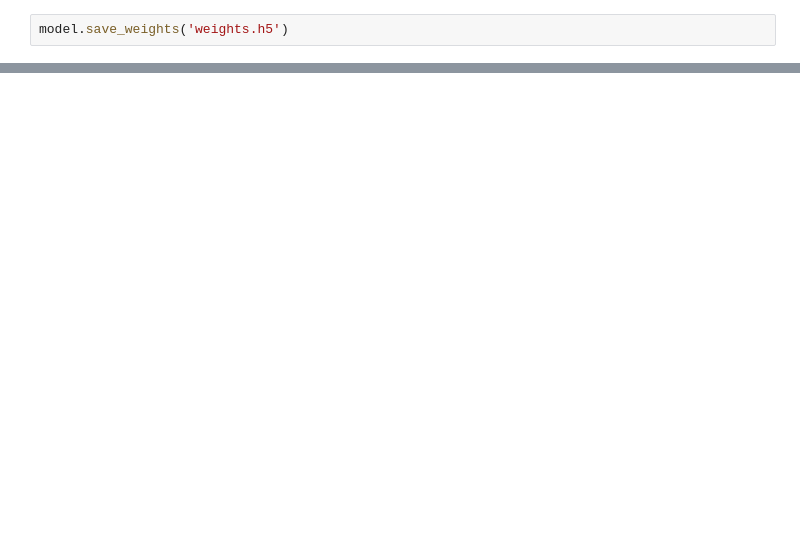
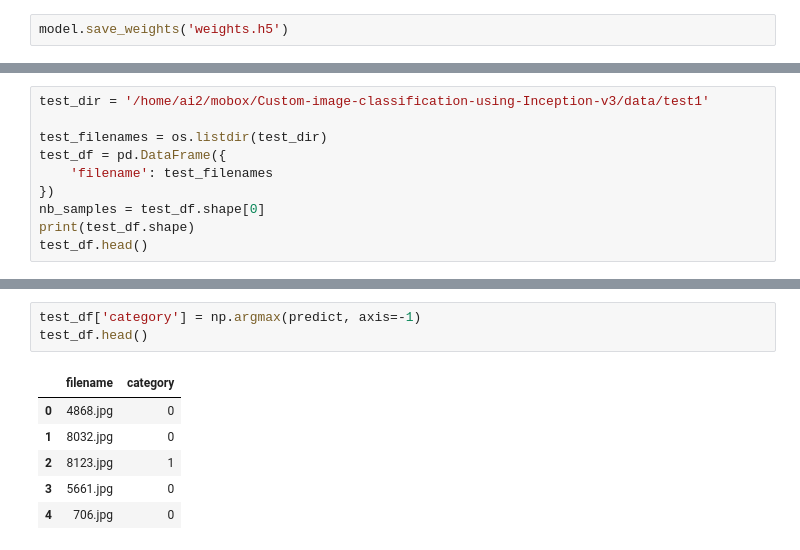
Before and after one commit to reddimohan/Custom-image-classification-using-Inception-v3, a Jupyter notebook: custom-image-classification-gpu.ipynb, the cells around one changed output, grey strips where cells are left out. Cells and saved outputs as stored; diff of their text form; blank space fills up the shorter version.

```diff
--- a/custom-image-classification-gpu.ipynb
+++ b/custom-image-classification-gpu.ipynb
@@ -252,0 +300,10 @@ model.save('architecure.h5')
+# %%
+test_dir = '/home/ai2/mobox/Custom-image-classification-using-Inception-v3/data/test1'
+
+test_filenames = os.listdir(test_dir)
+test_df = pd.DataFrame({
+    'filename': test_filenames
+})
+nb_samples = test_df.shape[0]
+print(test_df.shape)
+test_df.head()
@@ -252,0 +348,10 @@ model.save('architecure.h5')
+# %%
+test_df['category'] = np.argmax(predict, axis=-1)
+test_df.head()
+# %% [output]
+|  | filename | category |
+| 0 | 4868.jpg | 0 |
+| 1 | 8032.jpg | 0 |
+| 2 | 8123.jpg | 1 |
+| 3 | 5661.jpg | 0 |
+| 4 | 706.jpg | 0 |
```
Also changed, not shown: parts of 20 cells of this notebook.
